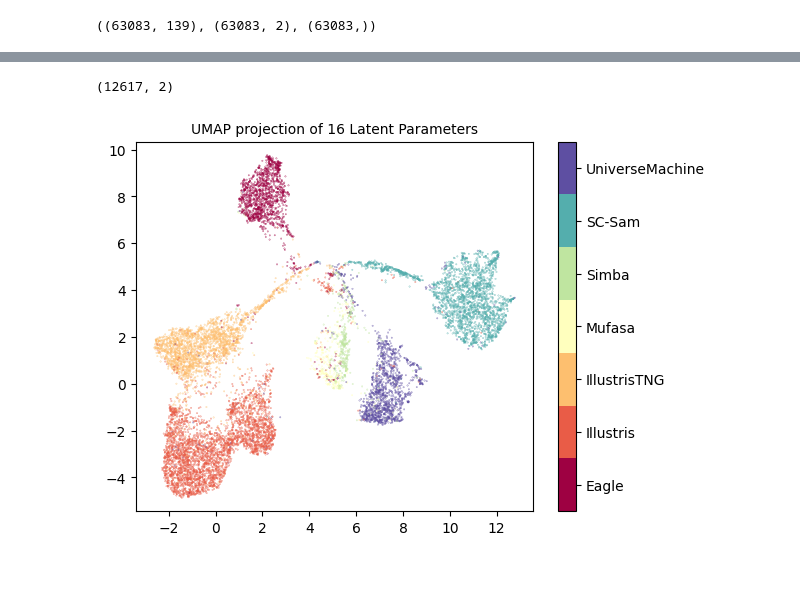
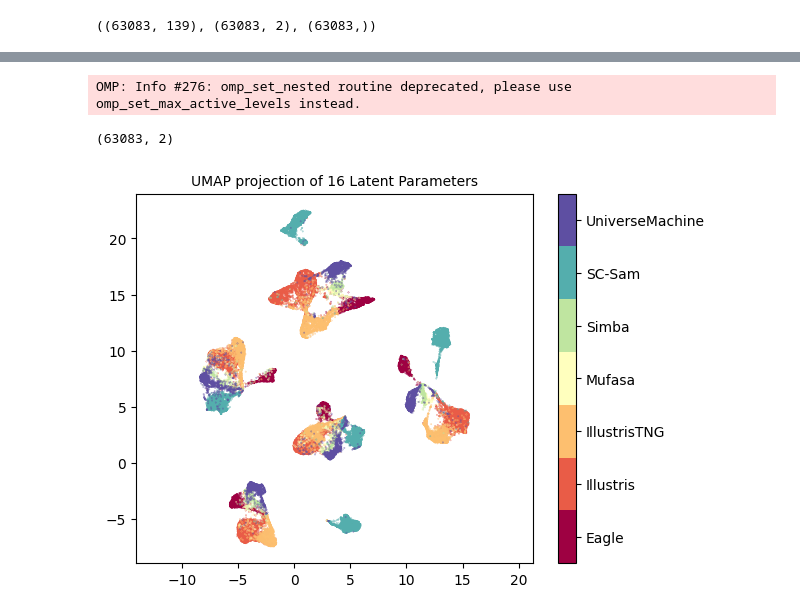
Before and after one commit to harrypenguin/Multimodal-Autoencoder, a Jupyter notebook: 2025Model.ipynb, the cells around one changed output, grey strips where cells are left out. Saved outputs shown, nothing was run; the diff lists cells and outputs as text; code cells hidden in the pictures; blank space fills up the shorter version.

```diff
--- a/2025Model.ipynb
+++ b/2025Model.ipynb
@@ -59,2 +21,10 @@ fold_results = []
+# %%
+import torch
+from sklearn.model_selection import KFold
+from torch.utils.data import DataLoader, TensorDataset
+
+SFH_tensor = torch.tensor(filtered_AH, dtype=torch.float32)
+labels_tensor = torch.tensor(filtered_labels, dtype=torch.float32)
+mass_sfr_tensor = torch.tensor(filtered_mass_presentsfr, dtype=torch.float32)
 # %%
 from Model import train
@@ -238,10 +171 @@ torch.save(AE_final, f"model_full_0207.pth")
-# %%
-with torch.no_grad():
-    y_pred_tensor = AE_final(SFH_test_tensor.unsqueeze(1).to(device))
-    latent_space_tensor = AE_final.encoder(SFH_test_tensor.unsqueeze(1).to(device))
-
-latent_space = latent_space_tensor.detach().cpu().numpy()
-SFH_pred = y_pred_tensor[0].detach().cpu().numpy()
-sim_pred = un_one_hot(y_pred_tensor[1].detach().cpu().numpy())
-SMSFR_pred = y_pred_tensor[2].detach().cpu().numpy()
 # %%
@@ -257,20 +193,21 @@ print(correct / len(sim_pred))
 # %%
 import umap
-reducer = umap.UMAP(n_components=2, n_neighbors=15)
+reducer = umap.UMAP(n_components=2, n_neighbors=20)
 embedding = reducer.fit_transform(latent_space)
 embedding.shape
 # %% [output]
-(12617, 2)
+OMP: Info #276: omp_set_nested routine deprecated, please use omp_set_max_active_levels instead.
+(63083, 2)
 # %%
 labels = ['Eagle', 'Illustris', 'IllustrisTNG', 'Mufasa', 'Simba', 'SC-Sam', 'UniverseMachine']
 
-plt.scatter(embedding[:, 0], embedding[:, 1], c=labels_test, cmap='Spectral', s=0.05)
+plt.scatter(embedding[:, 0], embedding[:, 1], c=filtered_labels, cmap='Spectral', s=0.05)
 plt.gca().set_aspect('equal', 'datalim')
 
 cbar = plt.colorbar(boundaries=np.arange(8)-0.5, ticks=np.arange(7))
 cbar.ax.set_yticklabels(labels)
 
 plt.title('UMAP projection of 16 Latent Parameters', fontsize=10)
 plt.show()
 # %% [output]
-[figure, old version]
+[figure, new version]
```
Also changed, not shown: parts of 12 cells of this notebook, 6 other files.
